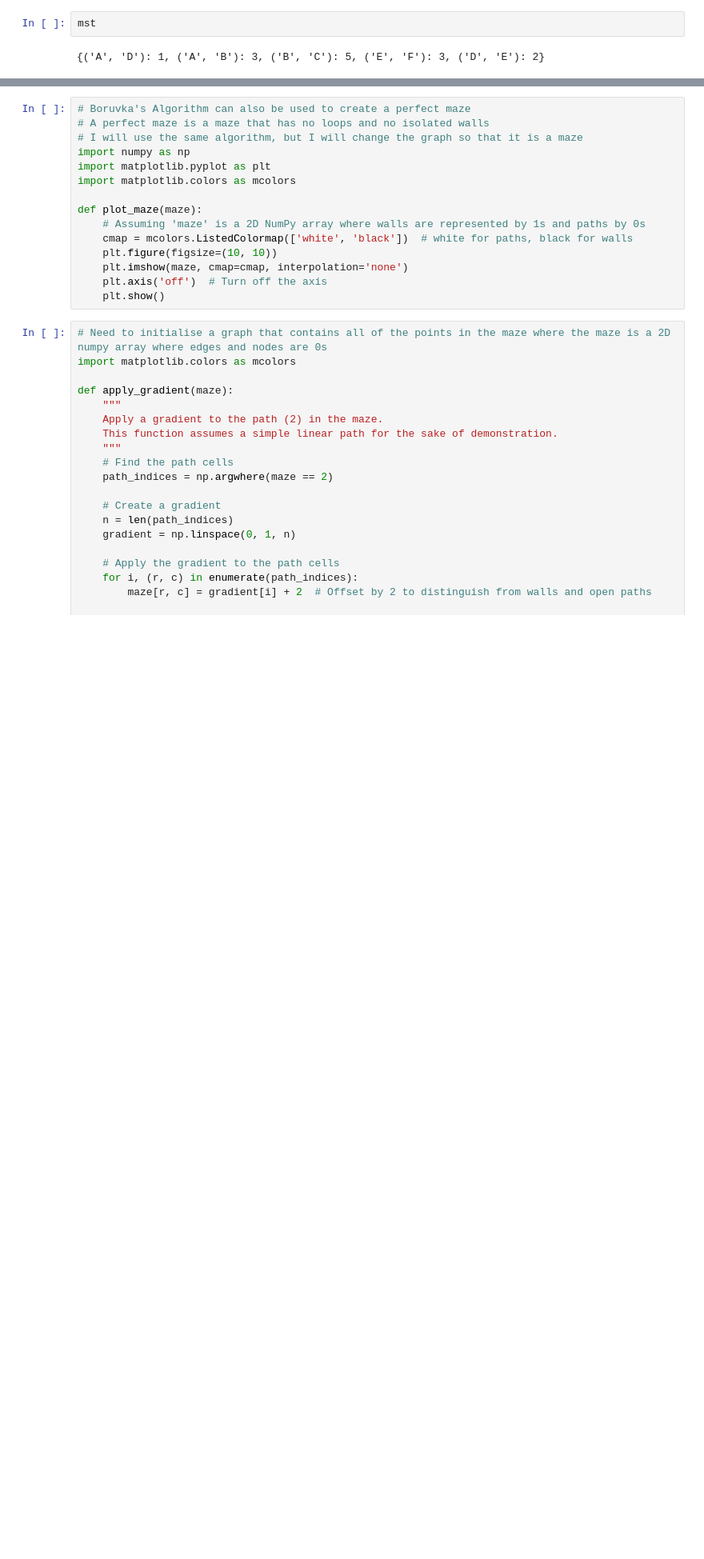
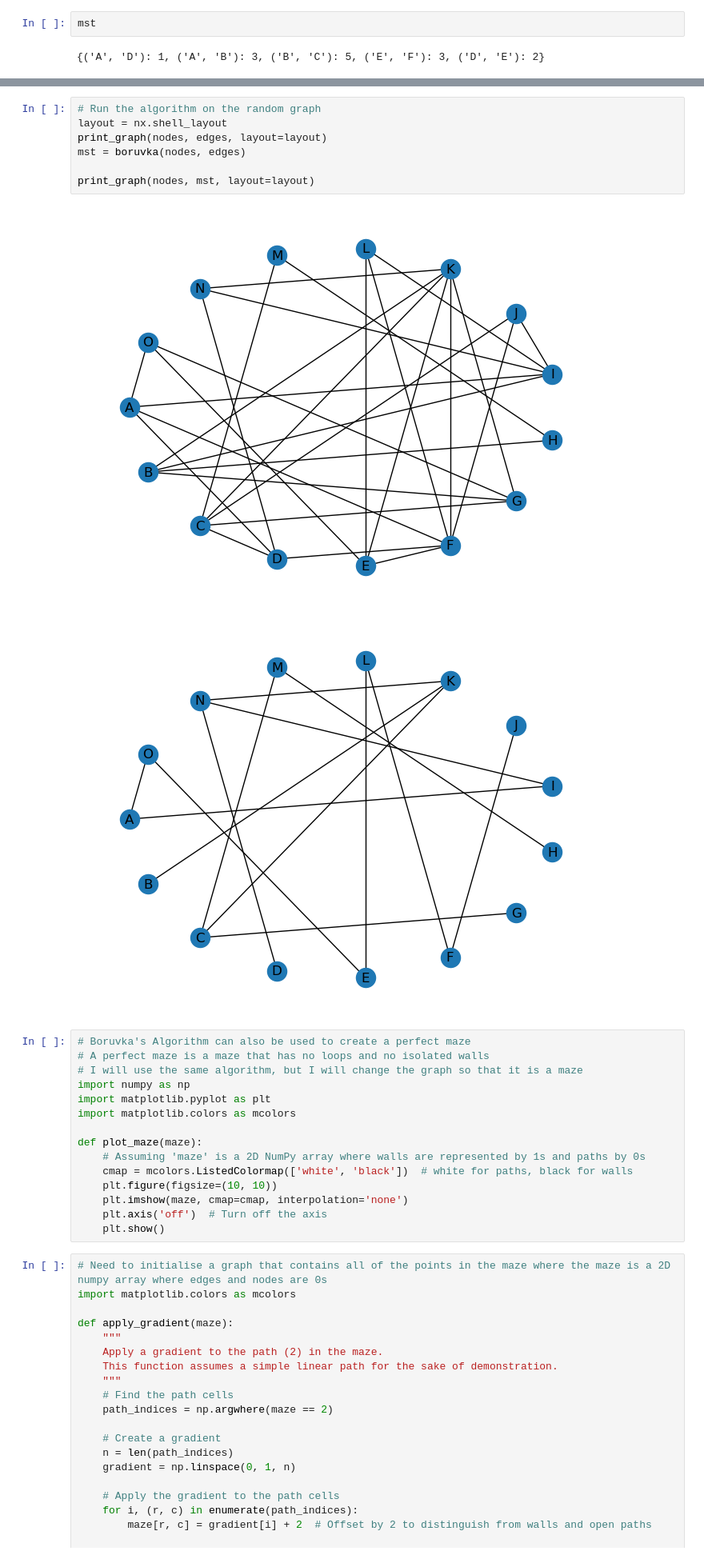
Before and after one commit to jamescalnan/Algorithms-that-Changed-the-World-CA, a Jupyter notebook: Boruvkas Algorithm.ipynb, the cells around one changed output, grey strips where cells are left out. Shown at 80% size. Saved outputs shown, nothing was run; the diff lists cells and outputs as text; blank space fills up the shorter version.

```diff
--- a/Boruvkas Algorithm.ipynb
+++ b/Boruvkas Algorithm.ipynb
@@ -104,3 +133,13 @@ print_graph(nodes, mst)
+# %%
+# Run the algorithm on the random graph
+layout = nx.shell_layout
+print_graph(nodes, edges, layout=layout)
+mst = boruvka(nodes, edges)
+
+print_graph(nodes, mst, layout=layout)
+# %% [output]
+[figure, added]
+[figure, added]
 # %%
 # Boruvka's Algorithm can also be used to create a perfect maze
 # A perfect maze is a maze that has no loops and no isolated walls
```
Also changed, not shown: parts of 8 cells of this notebook, 1 other file.
